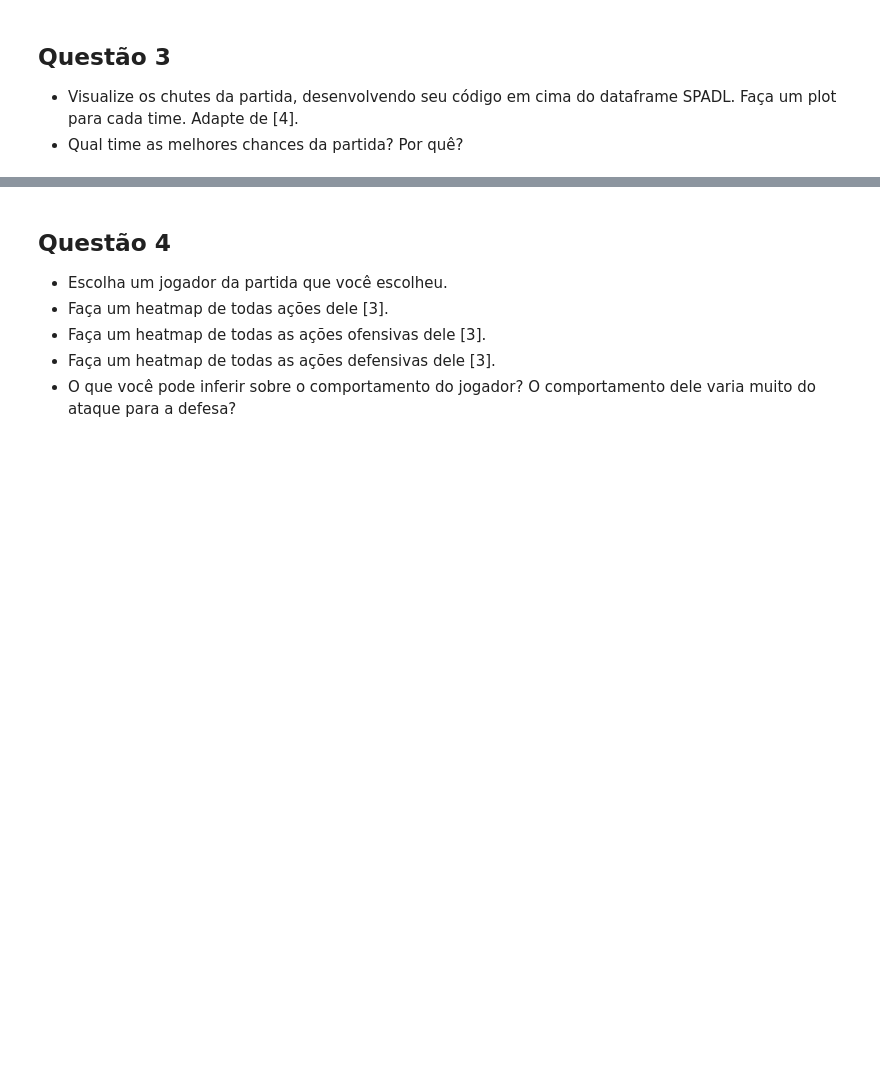
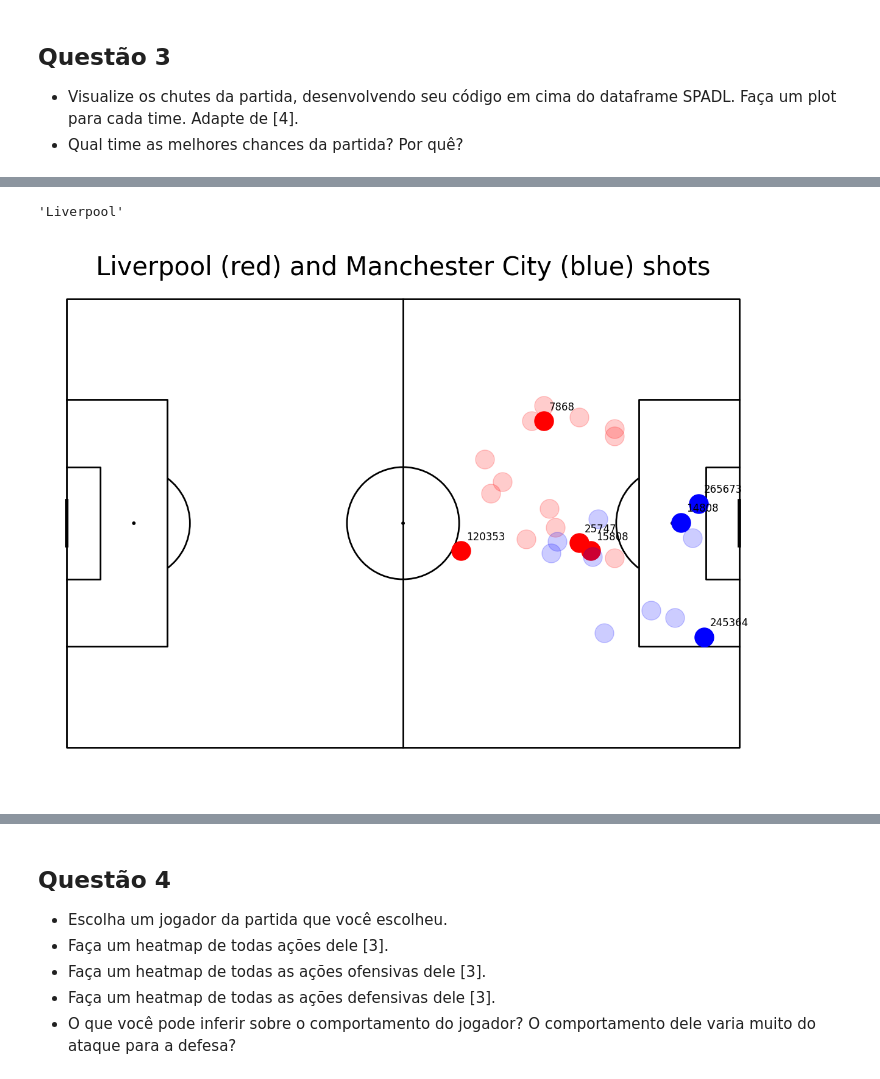
Before and after one commit to paduathiago/Data-Science-Applied-to-Soccer, a Jupyter notebook: Activities/ativ_3.ipynb, the cells around one changed output, grey strips where cells are left out. Cells and saved outputs as stored; diff of their text form; code cells hidden in the pictures; blank space fills up the shorter version.

Commit message:
first plot - shots

```diff
--- a/Activities/ativ_3.ipynb
+++ b/Activities/ativ_3.ipynb
@@ -179,0 +196,42 @@ matplotsoccer.actions(
+# %%
+team1, team2 = pd.unique(find_names(final_match_events, teams, ['team_id', 'name'])[0])
+# %% [output]
+'Liverpool'
+# %%
+def plot_shots(df: pd.DataFrame, team1: int, team2: int):
+   #create pitch
+   pitch = Pitch(line_color='black')
+   fig, ax = pitch.grid(grid_height=0.9, title_height=0.06, axis=False,
+                        endnote_height=0.04, title_space=0, endnote_space=0)
+   #query
+   mask_liverpool = df.loc[(df['type'] == 'shot') & (df['team_id'] == team1)]
+   #finding rows in the df and keeping only necessary columns
+   df_liverpool = mask_liverpool.loc[:, ['start_x', 'start_y', 'result', 'type', 'player_id']]
+
+   #plot them - if shot ended with Goal - alpha 1 and add name
+
+   for i, row in df_liverpool.iterrows():
+      if row["type"] == "shot" and row["result"] == "success":
+      #make circle
+         pitch.scatter(row.start_x, row.start_y, alpha = 1, s = 500, color = "red", ax=ax['pitch'])
+         pitch.annotate(row["player_id"], (row.start_x + 1, row.start_y - 2), ax=ax['pitch'], fontsize = 12)
+      else:
+         pitch.scatter(row.start_x, row.start_y, alpha = 0.2, s = 500, color = "red", ax=ax['pitch'])
+
+   mask_city = df.loc[(df['type'] == 'shot') & (df['team_id'] == team2)]
+   df_city = mask_city.loc[:, ['start_x', 'start_y', 'result', 'type', 'player_id']]
+
+   #for Sweden we need to revert coordinates
+   for i, row in df_city.iterrows():
+      if row["type"] == "shot" and row["result"] == 'success':
+         pitch.scatter(120 - row.start_x, 80 - row.start_y, alpha = 1, s = 500, color = "blue", ax=ax['pitch'])
+         pitch.annotate(row["player_id"], (120 - row.start_x + 1, 80 - row.start_y - 2), ax=ax['pitch'], fontsize = 12)
+      else:
+         pitch.scatter(120 - row.start_x, 80 - row.start_y, alpha = 0.2, s = 500, color = "blue", ax=ax['pitch'])
+
+   fig.suptitle("Liverpool (red) and Manchester City (blue) shots", fontsize = 30)
+   plt.show()
+
+plot_shots(final_match_events, 1612, 1625)
+# %% [output]
+[figure, added]
```
Also changed, not shown: parts of 7 cells of this notebook.
